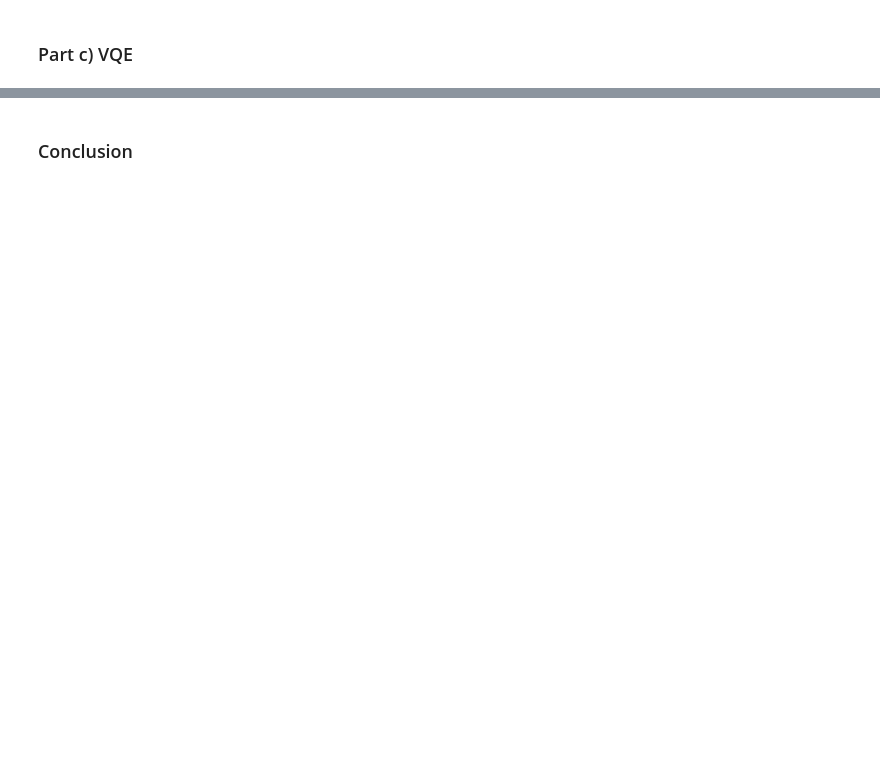
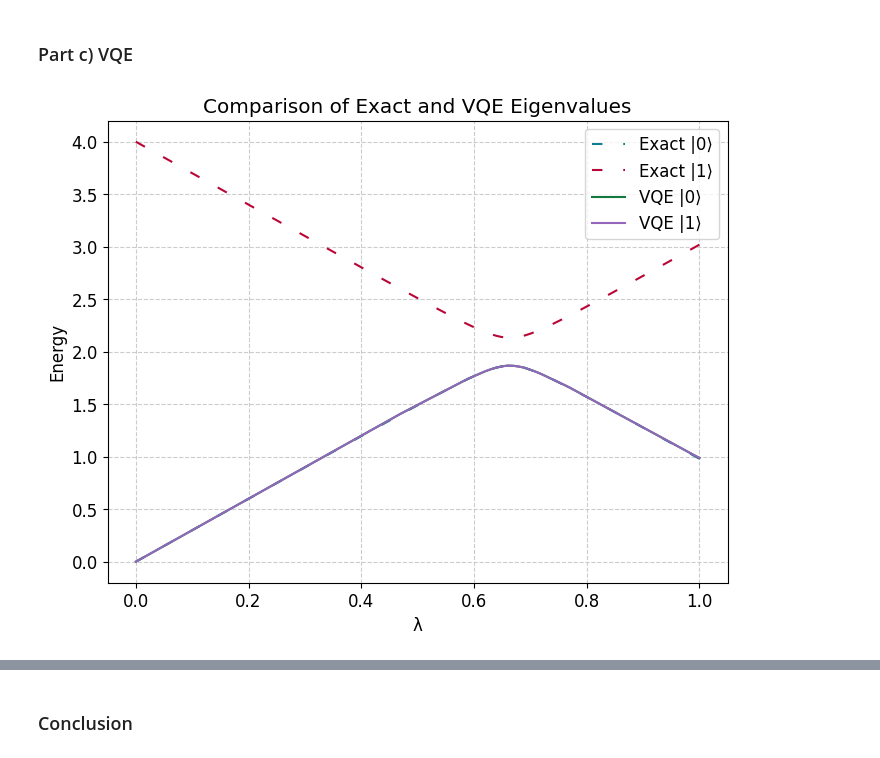
Before and after one commit to hishemok/FYS5419, a Jupyter notebook: Project1.ipynb, the cells around one changed output, grey strips where cells are left out. Saved outputs shown, nothing was run; the diff lists cells and outputs as text; code cells hidden in the pictures; blank space fills up the shorter version.

```diff
--- a/Project1.ipynb
+++ b/Project1.ipynb
@@ -346,2 +333,63 @@ Eigenvectors for λ: 1.00 = [[ 0.99513333 -0.09853762]
 # %% [markdown]
 ### Part c) VQE
+# %%
+
+def R_x(theta: float) -> np.array:
+    """
+    Returns the rotation matrix around the x-axis
+    """
+    return np.cos(theta/2)*np.eye(2) - 1j*np.sin(theta/2)*σ_x()
+
+def R_y(phi: float) -> np.array:
+    """
+    Returns the rotation matrix around the y-axis
+    """
+    return np.cos(phi/2)*np.eye(2) - 1j*np.sin(phi/2)*σ_y()
+
+def variational_basis(state: float,theta: float, phi:float) -> np.array:
+    """
+    Returns the variational basis for a given state
+    """
+    return R_y(phi)@R_x(theta)@state
+
+def variational_energy(theta: float, phi: float,lam: float,state:float) -> float:
+    """
+    Returns the variational energy for a given theta and phi
+    """
+    psi = variational_basis(state,theta,phi)
+    return np.real(psi.conj().T@Hamiltonian(lam)@psi)
+
+theta = np.linspace(0,np.pi,11)
+phi = theta
+lam = np.linspace(0,1,101)
+
+vqe_energies0 = []
+vqe_energies1 = []
+
+for l in lam:
+    energies0 = []
+    energies1 = []
+    for t in theta:
+        for p in phi:
+
+            energies0.append(variational_energy(t,p,l,q0))
+            energies1.append(variational_energy(t,p,l,q1))
+
+    min_e0 = min(energies0)
+    min_e1 = min(energies1)
+    vqe_energies0.append(min_e0)
+    vqe_energies1.append(min_e1)
+
+
+
+plt.plot(lam, gs, label="Exact |0⟩",linestyle = (0,(5,10)))
+plt.plot(lam, es, label="Exact |1⟩",linestyle = (0,(5,10)))
+plt.plot(lam, vqe_energies0, label="VQE |0⟩")
+plt.plot(lam, vqe_energies1, label="VQE |1⟩")
+plt.xlabel("λ")
+plt.ylabel("Energy")
+plt.title("Comparison of Exact and VQE Eigenvalues")
+plt.legend()
+plt.show()
+# %% [output]
+[figure, added]
```
Also changed, not shown: parts of 6 cells of this notebook, 1 other file.
